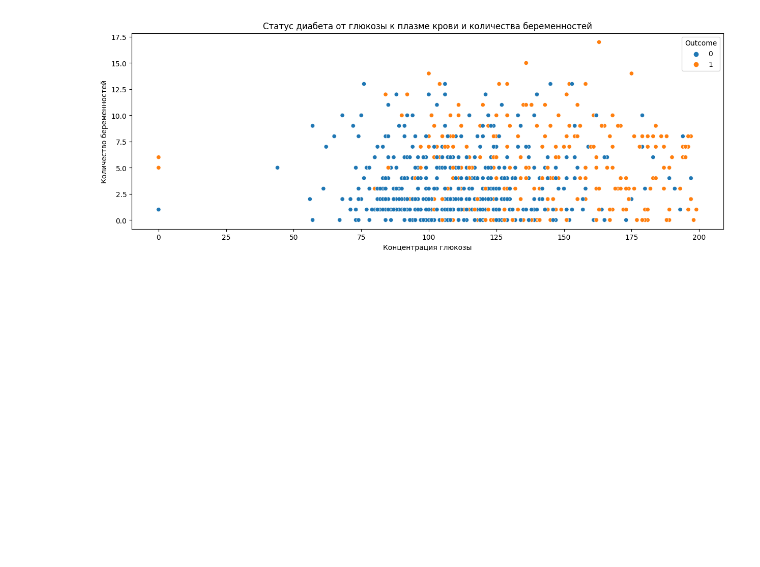
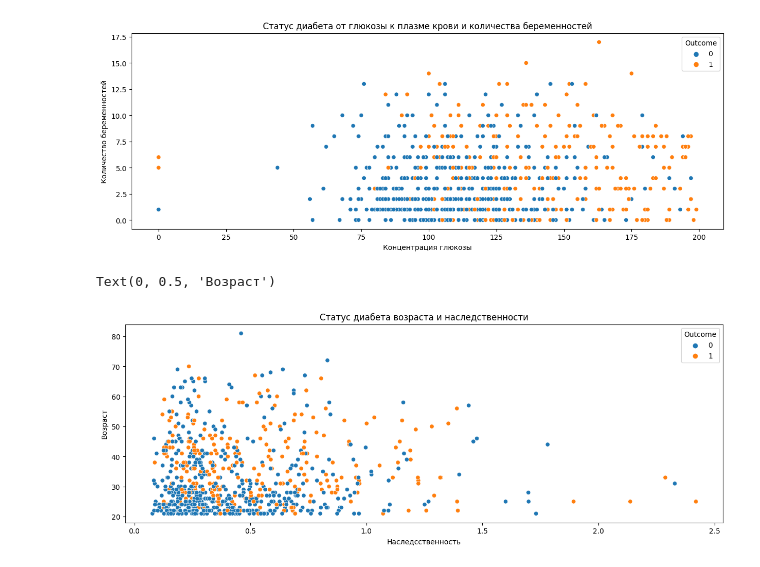
Before and after one commit to Dharmaviira/First_project_of_SF, a Jupyter notebook: Learning-DS-SF/PYTHON-14_Data_Cleaning/FE-Data_Cleaning.ipynb, the cells around one changed output. Drawn from its saved outputs; the diff is of its cells as text; code cells hidden in the pictures; blank space fills up the shorter version.

Commit message:
end of intelligence analyse datas

```diff
--- a/Learning-DS-SF/PYTHON-14_Data_Cleaning/FE-Data_Cleaning.ipynb
+++ b/Learning-DS-SF/PYTHON-14_Data_Cleaning/FE-Data_Cleaning.ipynb
@@ -100,3 +100,19 @@ plt.ylabel('Количество беременностей')
 # %% [output]
 Text(0, 0.5, 'Количество беременностей')
 [figure]
+# %%
+fig = plt.figure(figsize=(15, 5))
+
+scatterplot = sns.scatterplot(
+    data=diabetes,
+    x='DiabetesPedigreeFunction',
+    y='Age',
+    hue='Outcome'
+);
+
+plt.title('Статус диабета возраста и наследственности')
+plt.xlabel('Наследсственность')
+plt.ylabel('Возраст')
+# %% [output]
+Text(0, 0.5, 'Возраст')
+[figure, added]
```
